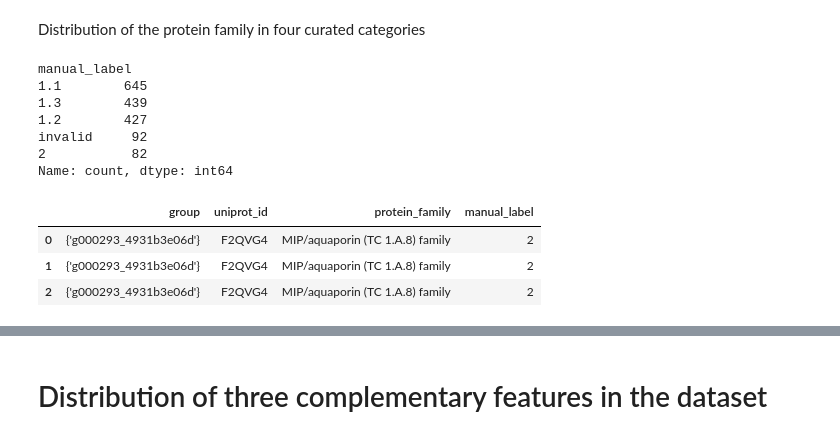
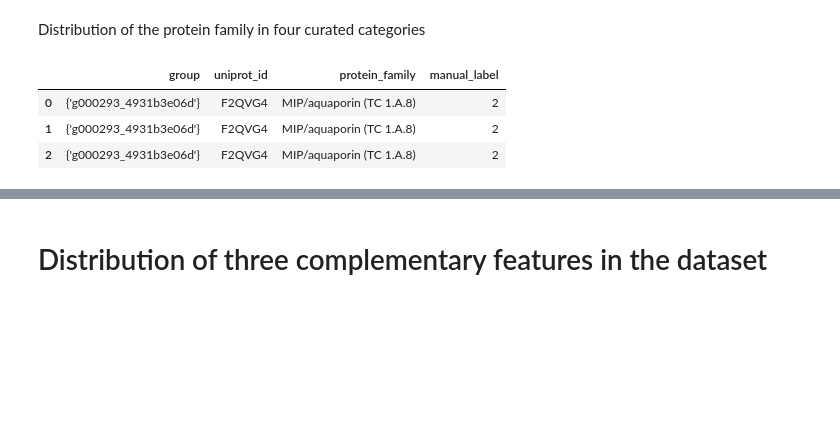
Before and after one commit to comp3d-vienna/Enantiomer_categorization_pipeline, a Jupyter notebook: Notebooks/Visualization.ipynb, the cells around one changed output, grey strips where cells are left out. Drawn from its saved outputs; the diff is of its cells as text; code cells hidden in the pictures; blank space fills up the shorter version.

```diff
--- a/Notebooks/Visualization.ipynb
+++ b/Notebooks/Visualization.ipynb
@@ -44,6 +54,7 @@ load annotated protein family information
 # %%
 df_fam_sim_annotated = pd.read_csv('../Data/Notebook_reproduce_data/Annotated_protein_family_info.csv')
 display(df_fam_sim_annotated.head(3))
+df_fam_sim_annotated['protein_family_sim_str'] = df_fam_sim_annotated['protein_family_sim_str'].str.replace('family', '', case=False)
 print(df_fam_sim_annotated['protein_family_sim_str'].value_counts())
 # %% [output]
 |  | inchi_core | uniprot_id | protein_family_sim_str | identifier | pdb_id | note |
@@ -87,48 +113,33 @@ for file in os.listdir(manual_check_folder):
         df_non4letter_title = df[df['Title'].astype(str).str.len() != 4]
         grouped = df_non4letter_title.groupby('group')
         for group_name, group_df in grouped:
             for idx, row in group_df.iterrows():
                 label = row.get('category_manual_check', None)
                 ids = row['ID']
                 if pd.notna(ids):
                     if isinstance(ids, str) and ids.startswith('[') and ids.endswith(']'):
                         try:
                             ids_list = ast.literal_eval(ids)
                         except Exception:
                             ids_list = []
                     else:
                         ids_list = [ids]
                     for idstr in ids_list:
                         uniprot_id = idstr.split('_')[0]
                         protein_family = uniprot_to_family.get(uniprot_id, None)
                         if protein_family is not None:
                             all_records.append({
                                 "group": group_name,
                                 "uniprot_id": uniprot_id,
                                 "protein_family": protein_family,
                                 "manual_label": label
                             })
 plot_df = pd.DataFrame(all_records)
 plot_df['manual_label'] = plot_df['manual_label'].astype(str)
-manual_label_map = {
-    "1.2.1": "1.1",
-    "1.2.2": "1.2",
-    "1.2.3": "1.3",
-    "1.1": "2.0"
-}
-plot_df['manual_label'] = plot_df['manual_label'].replace(manual_label_map)
-print(plot_df['manual_label'].value_counts())
 plot_df['group'] = plot_df['group'].astype(str)
 display(plot_df.head(3))
 # %% [output]
-manual_label
-1.1        645
-1.3        439
-1.2        427
-invalid     92
-2           82
-Name: count, dtype: int64
 |  | group | uniprot_id | protein_family | manual_label |
-| 0 | {'g000293_4931b3e06d'} | F2QVG4 | MIP/aquaporin (TC 1.A.8) family | 2 |
-| 1 | {'g000293_4931b3e06d'} | F2QVG4 | MIP/aquaporin (TC 1.A.8) family | 2 |
-| 2 | {'g000293_4931b3e06d'} | F2QVG4 | MIP/aquaporin (TC 1.A.8) family | 2 |
+| 0 | {'g000293_4931b3e06d'} | F2QVG4 | MIP/aquaporin (TC 1.A.8) | 2 |
+| 1 | {'g000293_4931b3e06d'} | F2QVG4 | MIP/aquaporin (TC 1.A.8) | 2 |
+| 2 | {'g000293_4931b3e06d'} | F2QVG4 | MIP/aquaporin (TC 1.A.8) | 2 |
```
Also changed, not shown: parts of 30 cells of this notebook, 4 other files.
